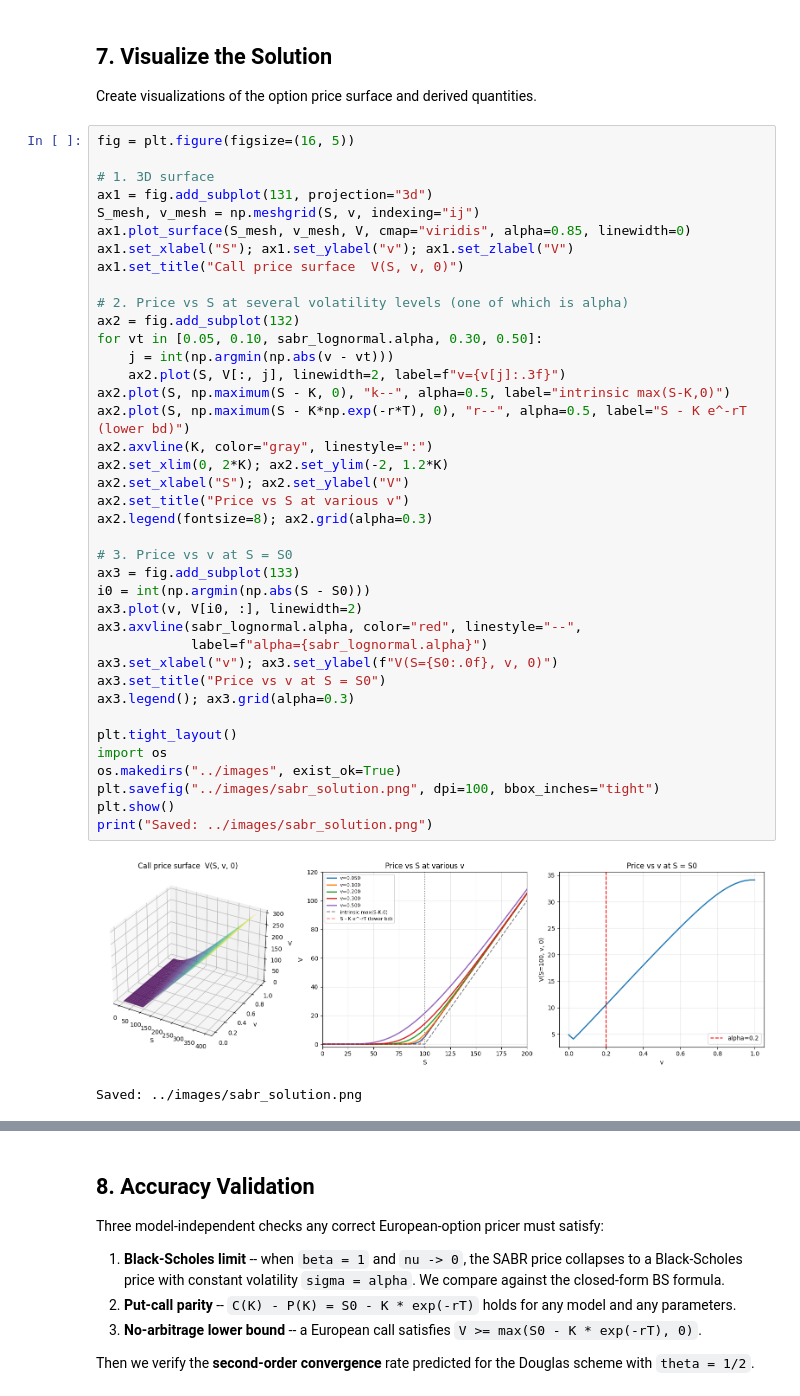
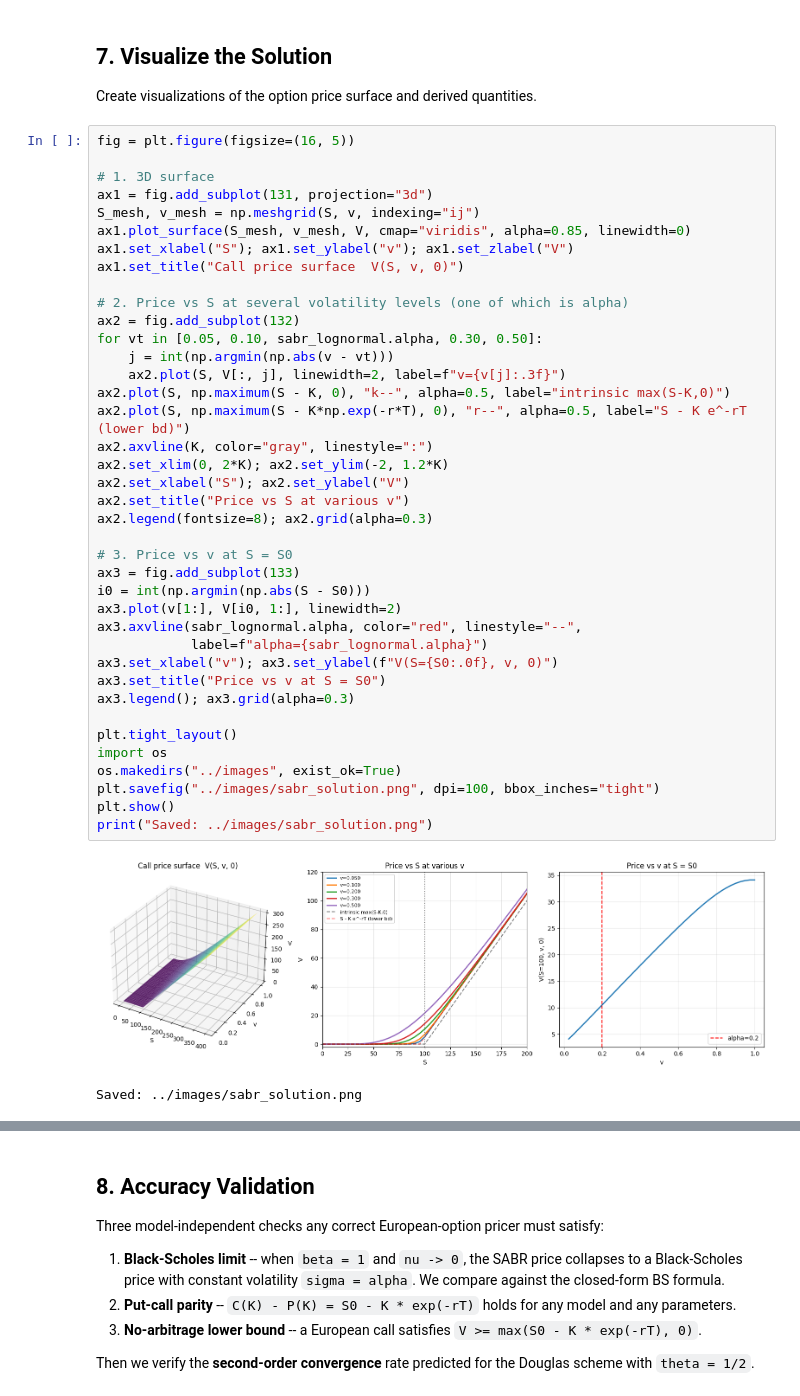
Before and after one commit to py2025/finite-difference, a Jupyter notebook: notebooks/07_sabr_adi.ipynb, the cells around one changed output, grey strips where cells are left out. Saved outputs shown, nothing was run; the diff lists cells and outputs as text.

Commit message:
fixing plot kink near zero

```diff
--- a/notebooks/07_sabr_adi.ipynb
+++ b/notebooks/07_sabr_adi.ipynb
@@ -241,33 +241,33 @@ ax1.set_title("Call price surface  V(S, v, 0)")
 
 # 2. Price vs S at several volatility levels (one of which is alpha)
 ax2 = fig.add_subplot(132)
 for vt in [0.05, 0.10, sabr_lognormal.alpha, 0.30, 0.50]:
     j = int(np.argmin(np.abs(v - vt)))
     ax2.plot(S, V[:, j], linewidth=2, label=f"v={v[j]:.3f}")
 ax2.plot(S, np.maximum(S - K, 0), "k--", alpha=0.5, label="intrinsic max(S-K,0)")
 ax2.plot(S, np.maximum(S - K*np.exp(-r*T), 0), "r--", alpha=0.5, label="S - K e^-rT (lower bd)")
 ax2.axvline(K, color="gray", linestyle=":")
 ax2.set_xlim(0, 2*K); ax2.set_ylim(-2, 1.2*K)
 ax2.set_xlabel("S"); ax2.set_ylabel("V")
 ax2.set_title("Price vs S at various v")
 ax2.legend(fontsize=8); ax2.grid(alpha=0.3)
 
 # 3. Price vs v at S = S0
 ax3 = fig.add_subplot(133)
 i0 = int(np.argmin(np.abs(S - S0)))
-ax3.plot(v, V[i0, :], linewidth=2)
+ax3.plot(v[1:], V[i0, 1:], linewidth=2)
 ax3.axvline(sabr_lognormal.alpha, color="red", linestyle="--",
             label=f"alpha={sabr_lognormal.alpha}")
 ax3.set_xlabel("v"); ax3.set_ylabel(f"V(S={S0:.0f}, v, 0)")
 ax3.set_title("Price vs v at S = S0")
 ax3.legend(); ax3.grid(alpha=0.3)
 
 plt.tight_layout()
 import os
 os.makedirs("../images", exist_ok=True)
 plt.savefig("../images/sabr_solution.png", dpi=100, bbox_inches="tight")
 plt.show()
 print("Saved: ../images/sabr_solution.png")
 # %% [output]
-[figure, old version]
+[figure, new version]
 Saved: ../images/sabr_solution.png
```
Also changed, not shown: parts of 3 cells of this notebook, 5 other files.
